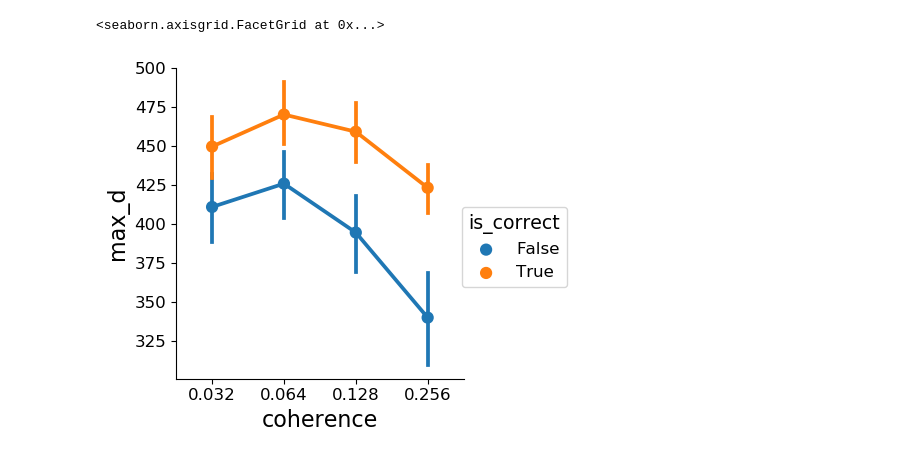
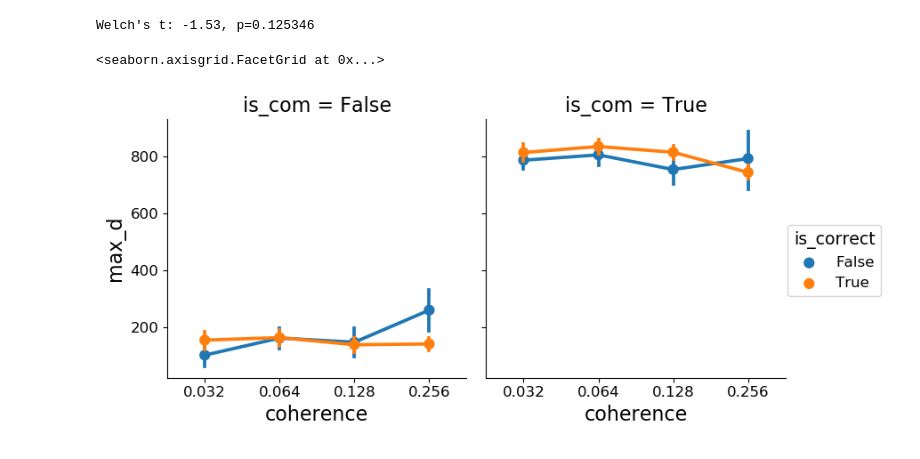
Before and after one commit to cherepaha/eyehand_confidence, a Jupyter notebook: analysis.ipynb, the cells around one changed output. Drawn from its saved outputs; the diff is of its cells as text; code cells hidden in the pictures.

```diff
--- a/analysis.ipynb
+++ b/analysis.ipynb
@@ -29,3 +29,29 @@ import data_reader, trajectory_plotter
 dr = data_reader.DataReader()
 tp = trajectory_plotter.TrajectoryPlotter()
 choices, dynamics, gamble = dr.get_data(path='../../data/HEM_AK/processed/')
+choices['subj_id'] = choices.index.get_level_values('subj_id')
+choices['log_RT'] = np.log(choices.response_time)
+# %%
+def get_psychometric_function(choices, variables = ['subj_id', 'coherence'], flatten=True):
+    n_correct = choices[choices.is_correct==True].groupby(variables).size()
+    n = choices.groupby(variables).size()
+
+    rate_correct = n_correct/n
+    rate_correct.name = 'p_correct'
+
+    if flatten:
+        rate_correct = rate_correct.to_frame().reset_index()
+        rate_correct.fillna(0)
+    return rate_correct
+
+def filter_poor_performers(choices, psych_func):
+    poor_performers = psych_func[((psych_func.p_correct<0.65) & \
+                                 (psych_func.coherence==0.128)) |
+                                 ((psych_func.p_correct<0.75) & \
+                                 (psych_func.coherence==0.256))].subj_id.unique()
+#    poor_performers = np.append(poor_performers, [132, 850])
+    choices = choices[~choices.subj_id.isin(poor_performers)]
+    return choices
+
+psych_func = get_psychometric_function(choices, variables = ['subj_id', 'coherence'])
+choices = filter_poor_performers(choices, psych_func)
@@ -31,0 +107,14 @@ choices, dynamics, gamble = dr.get_data(path='../../data/HEM_AK/processed/')
+# %%
+from scipy.stats import ttest_ind
+
+def ttest(choices, var, cond_1, cond_2):
+    t, p = ttest_ind(choices.loc[cond_1, var],
+                     choices.loc[cond_2, var],
+                     equal_var=False)
+    return (t, p)
+
+print ("Welch's t: %.2f, p=%.6f" % (ttest(choices=choices, var='max_d_zscore',
+                                        cond_1=choices.coherence==0.032,
+                                        cond_2=choices.coherence==0.064)))
+# %% [output]
+Welch's t: -1.53, p=0.125346
@@ -32,6 +124,7 @@ choices, dynamics, gamble = dr.get_data(path='../../data/HEM_AK/processed/')
 # %%
-sns.factorplot(data=choices, x='coherence', y='max_d', hue='is_correct')
+sns.factorplot(data=choices, x='coherence', y='max_d', hue='is_correct', col='is_com')
+plt.savefig('max_d_col_is_com')
 # %% [output]
 <seaborn.axisgrid.FacetGrid at 0x...>
-[figure, old version]
+[figure, new version]
 # %%
```
Also changed, not shown: parts of 11 cells of this notebook, 2 other files.
